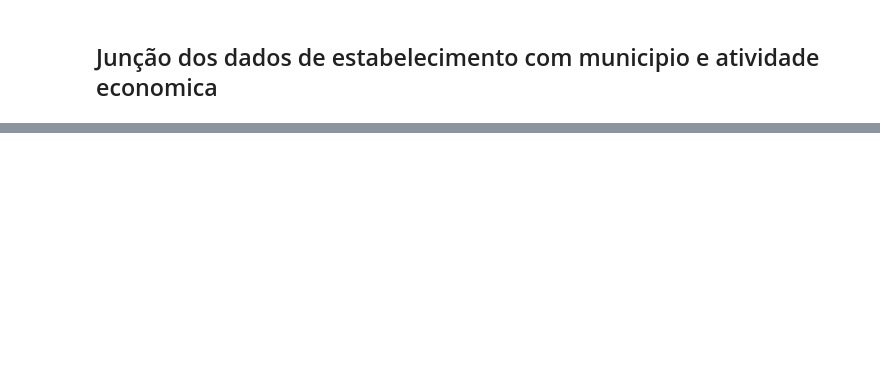
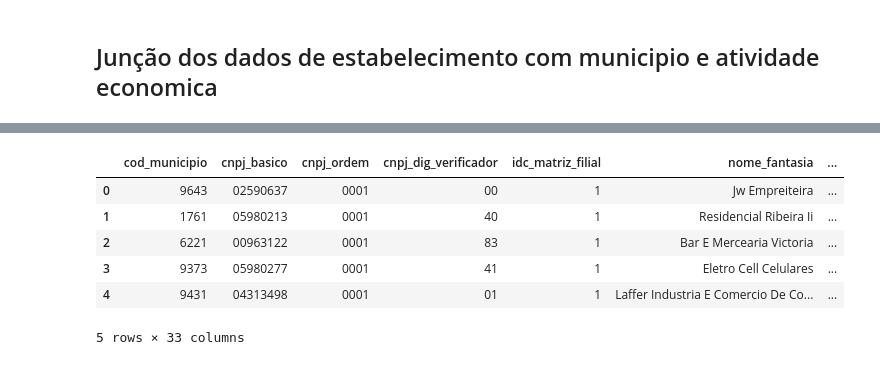
Before and after one commit to eduardoney/bootedc_spark_mod3, a Jupyter notebook: desafio_final_format_refined.ipynb, the cells around one changed output, grey strips where cells are left out. Drawn from its saved outputs; the diff is of its cells as text; code cells hidden in the pictures; blank space fills up the shorter version.

```diff
--- a/desafio_final_format_refined.ipynb
+++ b/desafio_final_format_refined.ipynb
@@ -26,0 +81,10 @@ df_municipio = spark.read.parquet("gs://bootcamp-edc/trusted/municipio.parquet/*
+# %%
+df_estabelecimento_enriquecido.limit(5).toPandas()
+# %% [output]
+|  | cod_municipio | cnpj_basico | cnpj_ordem | cnpj_dig_verificador | idc_matriz_filial | nome_fantasia | ... |
+| 0 | 9643 | 02590637 | 0001 | 00 | 1 | Jw Empreiteira | ... |
+| 1 | 1761 | 05980213 | 0001 | 40 | 1 | Residencial Ribeira Ii | ... |
+| 2 | 6221 | 00963122 | 0001 | 83 | 1 | Bar E Mercearia Victoria | ... |
+| 3 | 9373 | 05980277 | 0001 | 41 | 1 | Eletro Cell Celulares | ... |
+| 4 | 9431 | 04313498 | 0001 | 01 | 1 | Laffer Industria E Comercio De Co... | ... |
+5 rows × 33 columns
```
Also changed, not shown: parts of 12 cells of this notebook, 3 other files.
